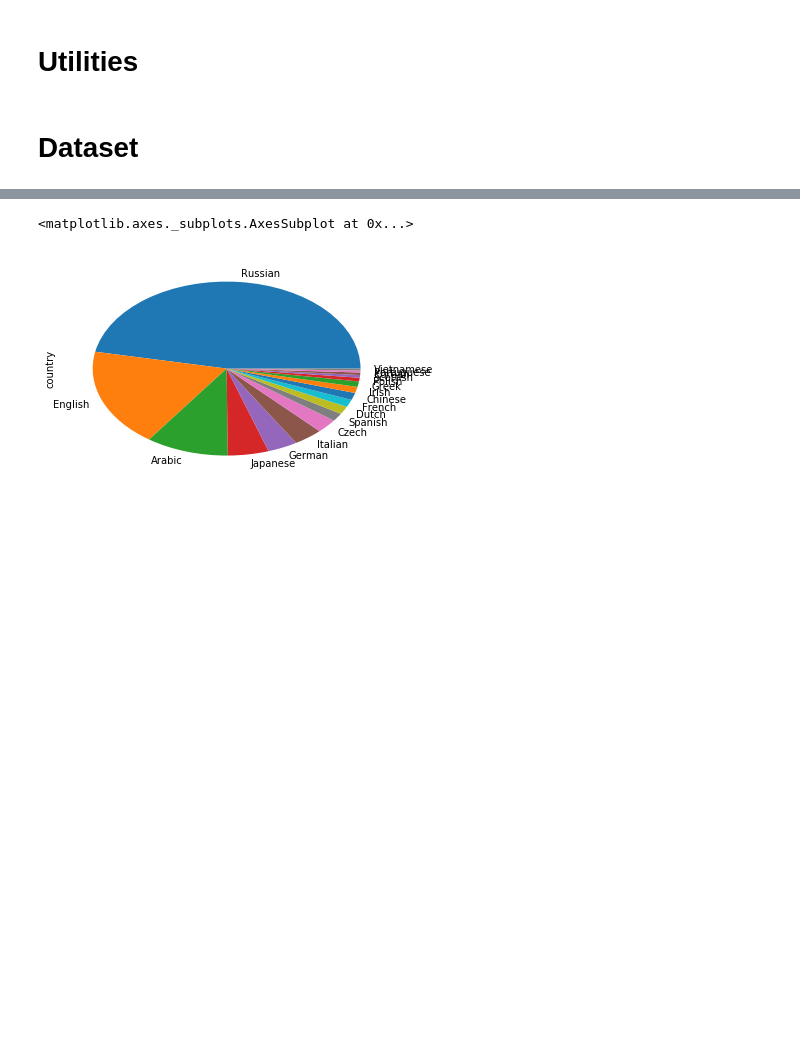
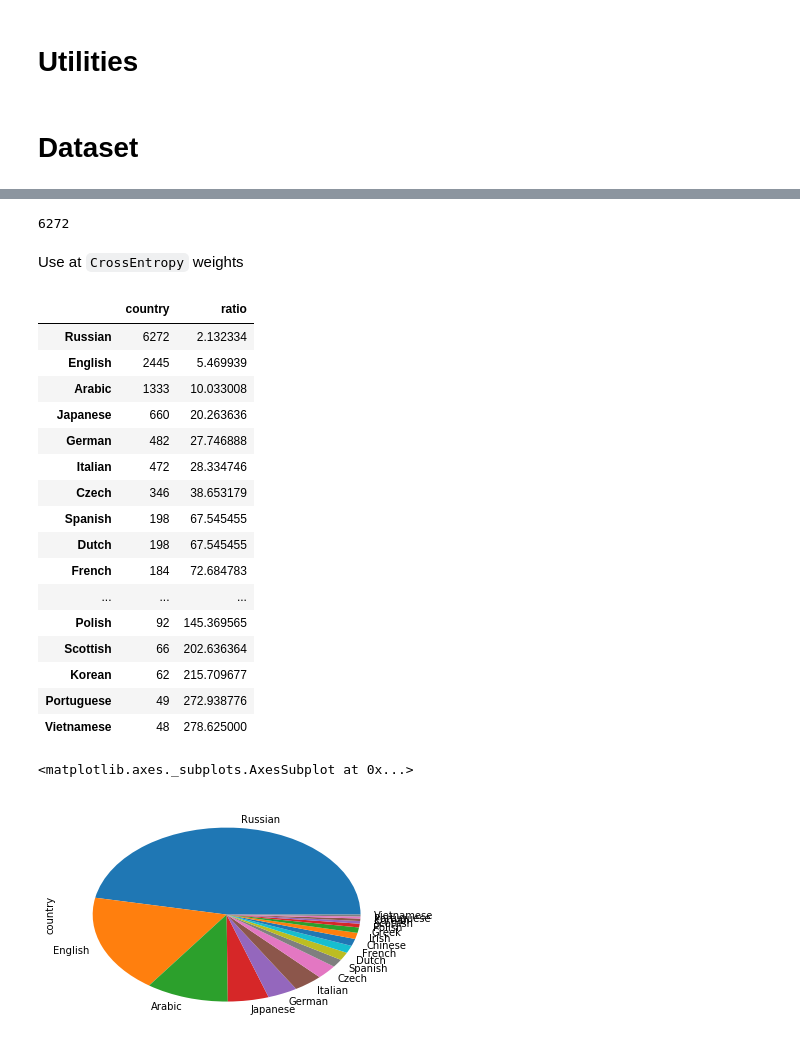
Before and after one commit to elcolie/practice-pytorch, a Jupyter notebook: lessons/lesson13_RNN_classification.ipynb, the cells around one changed output, grey strips where cells are left out. Cells and saved outputs as stored; diff of their text form; code cells hidden in the pictures; blank space fills up the shorter version.

```diff
--- a/lessons/lesson13_RNN_classification.ipynb
+++ b/lessons/lesson13_RNN_classification.ipynb
@@ -226,0 +227,2 @@ countries = list(trainset.country.drop_duplicates())
+# %%
+country_counting = trainset.country.value_counts()
@@ -227,3 +251,33 @@ countries = list(trainset.country.drop_duplicates())
+# %%
+counting_df = pd.DataFrame(country_counting)
+# %%
+counting_df.loc['Russian']['country']
+# %% [output]
+6272
+# %%
+counting_df['ratio'] = (counting_df.country.sum())/counting_df['country']
+# %% [markdown]
+Use at `CrossEntropy` weights
+# %%
+counting_df
+# %% [output]
+|  | country | ratio |
+| Russian | 6272 | 2.132334 |
+| English | 2445 | 5.469939 |
+| Arabic | 1333 | 10.033008 |
+| Japanese | 660 | 20.263636 |
+| German | 482 | 27.746888 |
+| Italian | 472 | 28.334746 |
+| Czech | 346 | 38.653179 |
+| Spanish | 198 | 67.545455 |
+| Dutch | 198 | 67.545455 |
+| French | 184 | 72.684783 |
+| ... | ... | ... |
+| Polish | 92 | 145.369565 |
+| Scottish | 66 | 202.636364 |
+| Korean | 62 | 215.709677 |
+| Portuguese | 49 | 272.938776 |
+| Vietnamese | 48 | 278.625000 |
 # %%
 # Majority of dataset is `Russian`
 trainset.country.value_counts().plot.pie()
```
Also changed, not shown: parts of 15 cells of this notebook.
